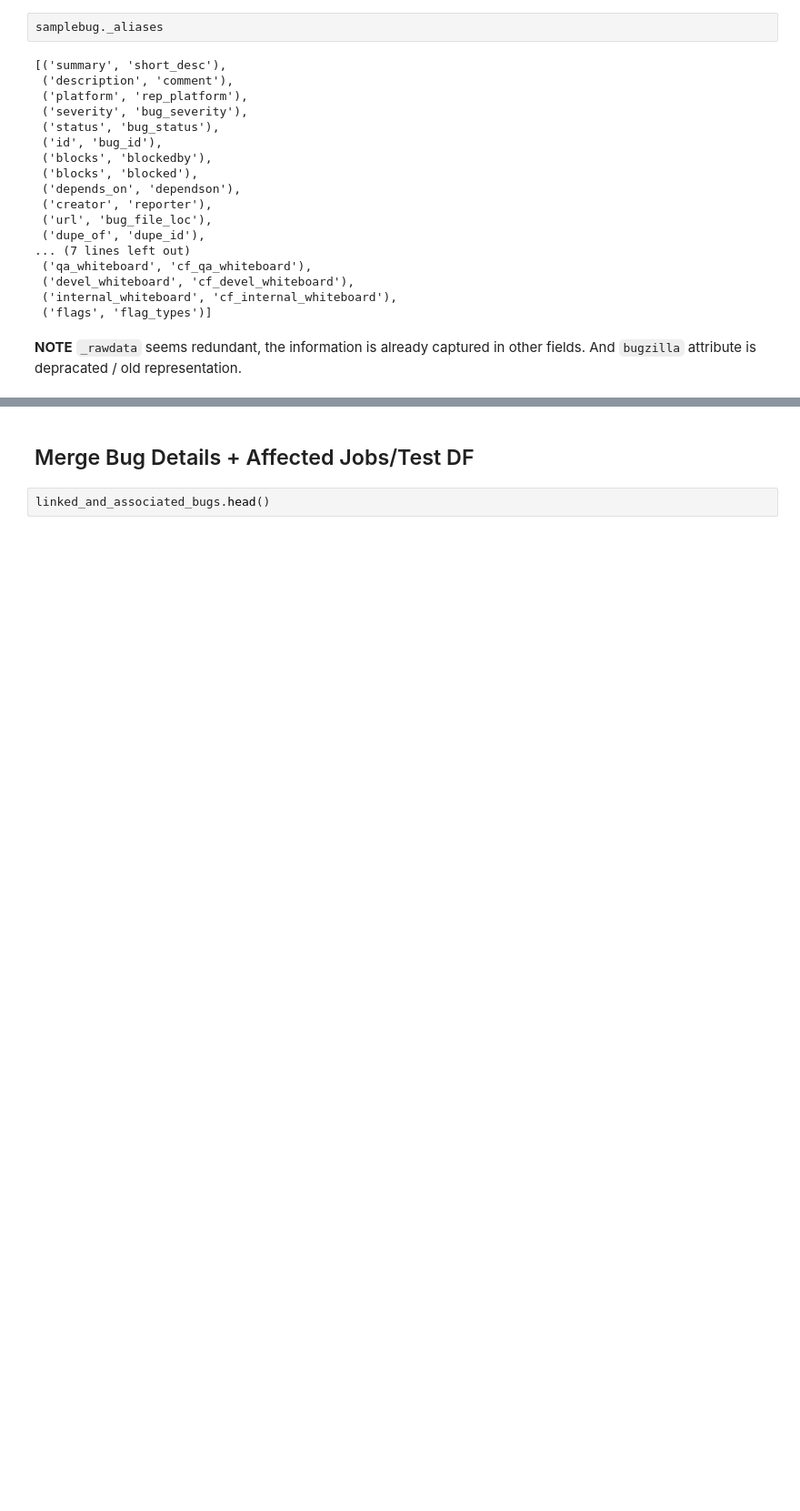
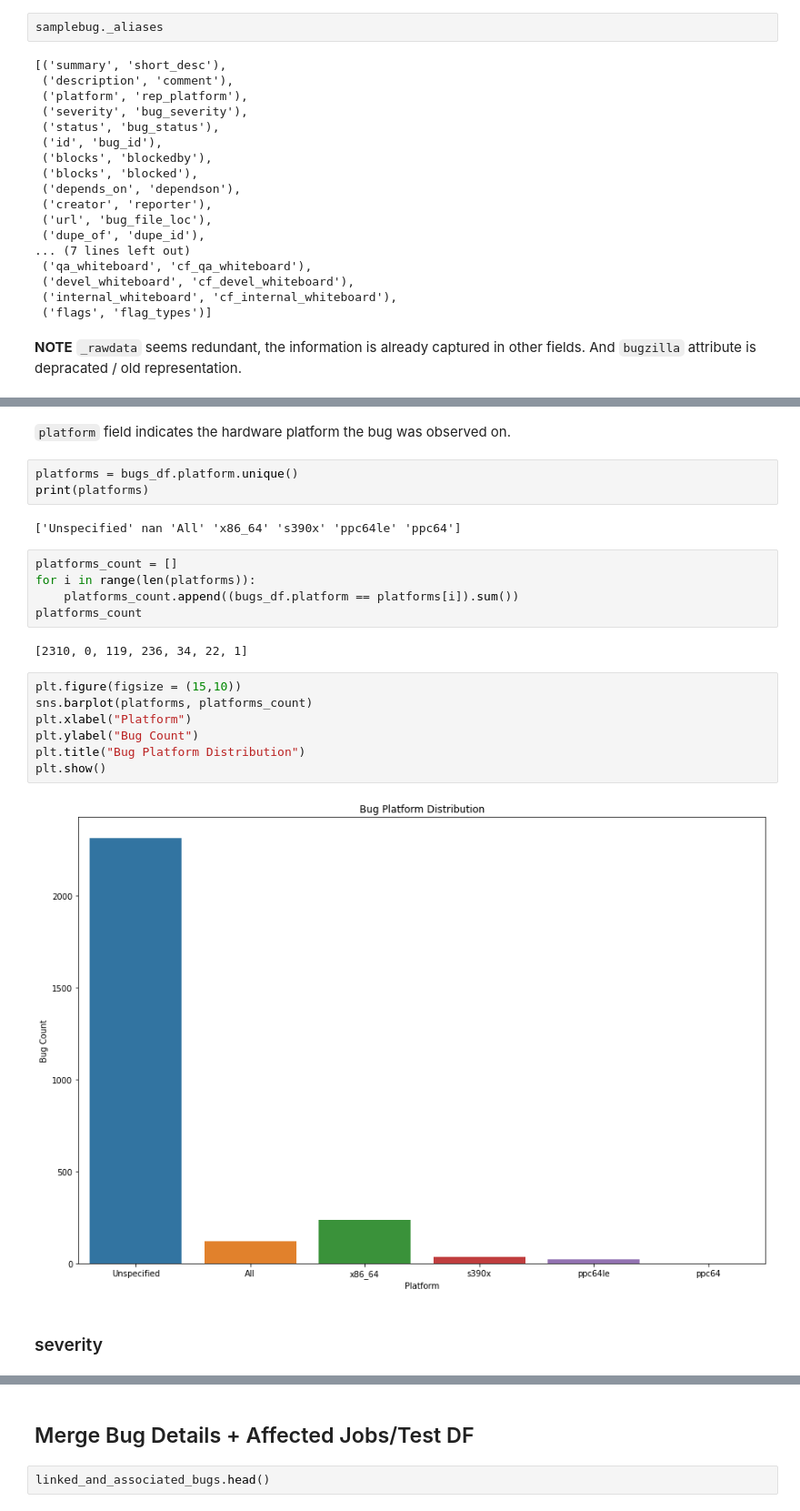
Before and after one commit to hemajv/ocp-ci-analysis, a Jupyter notebook: notebooks/data-sources/Bugzilla/bugzilla_EDA.ipynb, the cells around one changed output, grey strips where cells are left out. Shown: that part at 91% size. Cells and saved outputs as stored; diff of their text form; blank space fills up the shorter version.

Commit message:
bug fields eda

```diff
--- a/notebooks/data-sources/Bugzilla/bugzilla_EDA.ipynb
+++ b/notebooks/data-sources/Bugzilla/bugzilla_EDA.ipynb
@@ -311,0 +345,25 @@ weburl
+# %% [markdown]
+`platform` field indicates the hardware platform the bug was observed on.
+# %%
+platforms = bugs_df.platform.unique()
+print(platforms)
+# %% [output]
+['Unspecified' nan 'All' 'x86_64' 's390x' 'ppc64le' 'ppc64']
+# %%
+platforms_count = []
+for i in range(len(platforms)):
+    platforms_count.append((bugs_df.platform == platforms[i]).sum())
+platforms_count
+# %% [output]
+[2310, 0, 119, 236, 34, 22, 1]
+# %%
+plt.figure(figsize = (15,10))
+sns.barplot(platforms, platforms_count)
+plt.xlabel("Platform")
+plt.ylabel("Bug Count")
+plt.title("Bug Platform Distribution")
+plt.show()
+# %% [output]
+[figure, added]
+# %% [markdown]
+### severity
```
Also changed, not shown: parts of 95 cells of this notebook.
